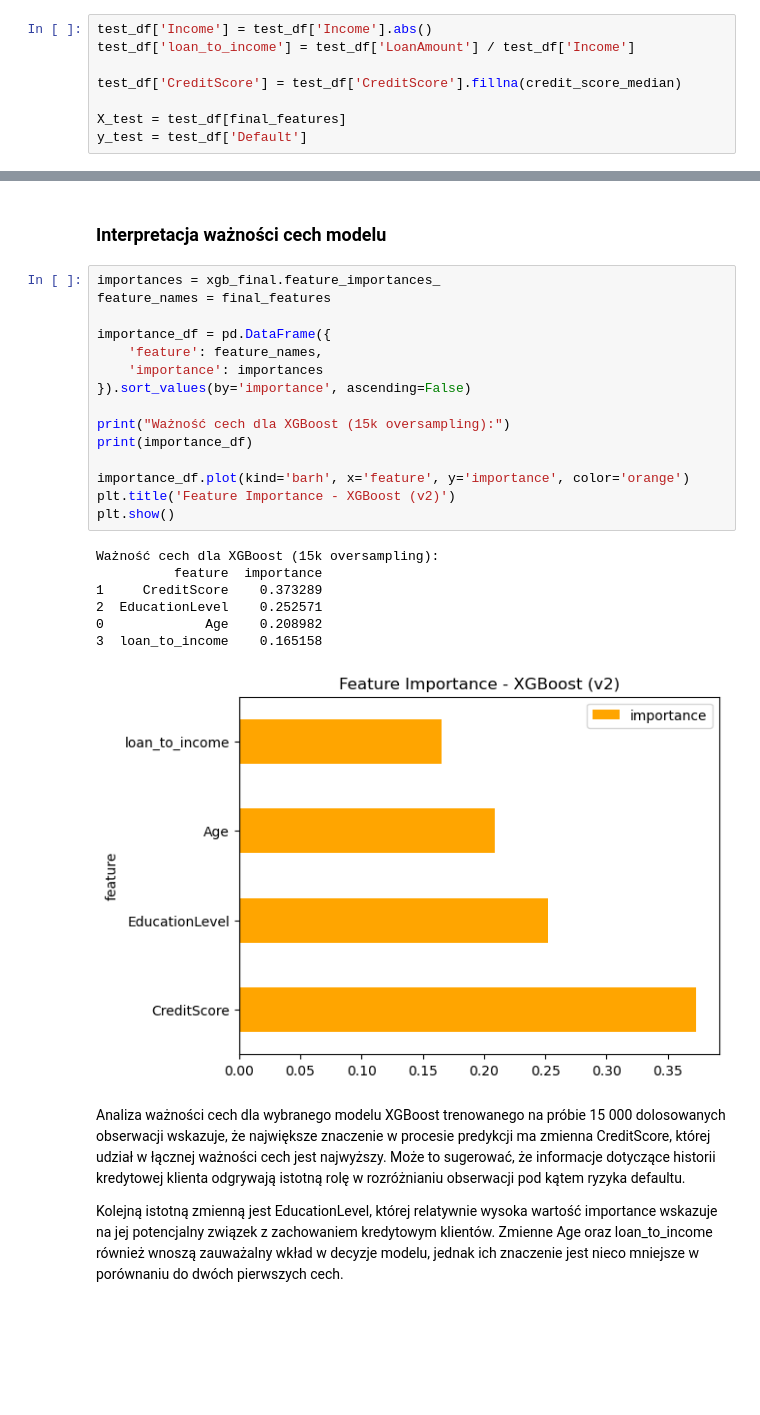
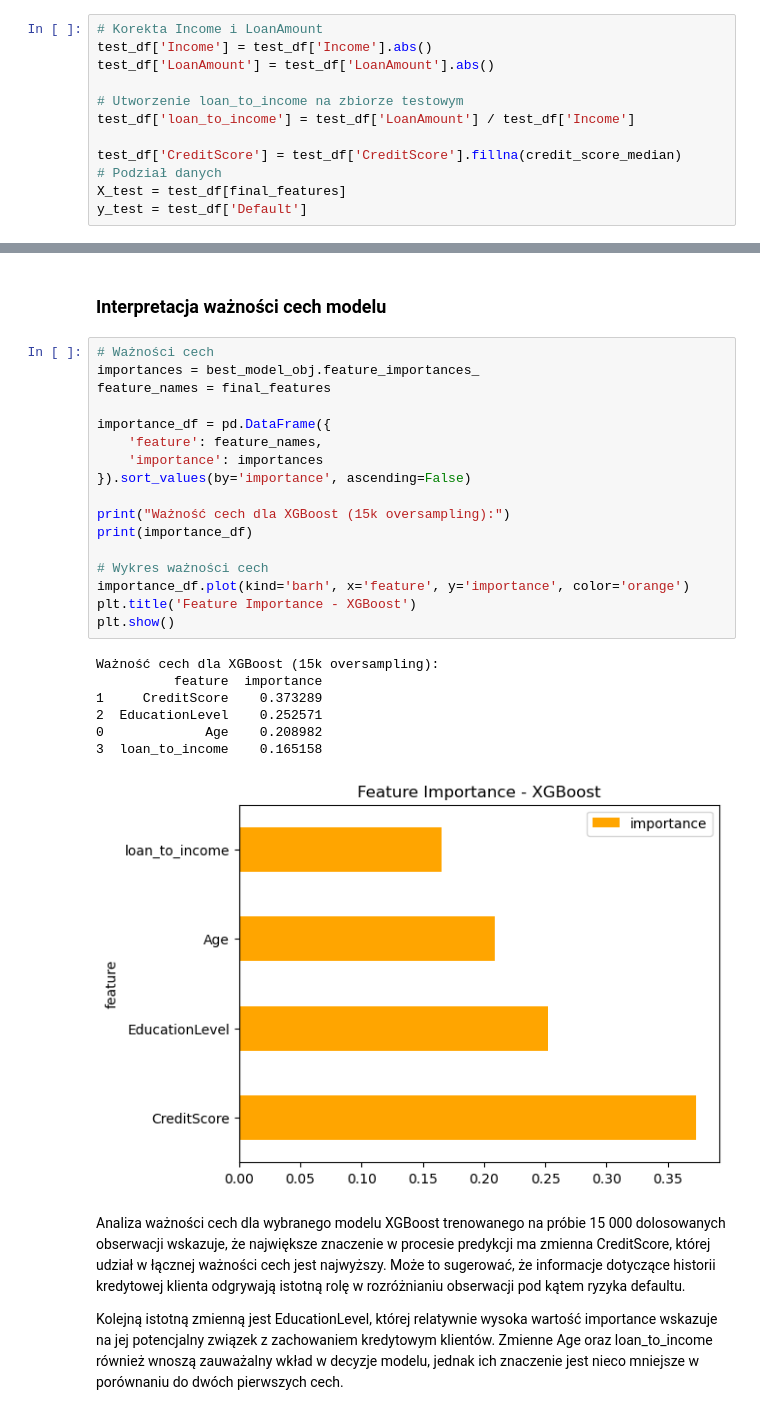
Before and after one commit to malgorzatakukielka/default, a Jupyter notebook: analiza.ipynb, the cells around one changed output, grey strips where cells are left out. Saved outputs shown, nothing was run; the diff lists cells and outputs as text; blank space fills up the shorter version.

```diff
--- a/analiza.ipynb
+++ b/analiza.ipynb
@@ -397,11 +421,15 @@ Na zbiorze testowym wykonano następujące operacje:
 - Wartości dochodu zostały przekształcone na dodatnie przy użyciu funkcji wartości bezwzględnej.
 - W zbiorze testowym wykonano imputację medianą ze zbioru treningowego dla brakujących wartości CreditScore.
 # %%
+# Korekta Income i LoanAmount
 test_df['Income'] = test_df['Income'].abs()
+test_df['LoanAmount'] = test_df['LoanAmount'].abs()
+
+# Utworzenie loan_to_income na zbiorze testowym
 test_df['loan_to_income'] = test_df['LoanAmount'] / test_df['Income']
 
 test_df['CreditScore'] = test_df['CreditScore'].fillna(credit_score_median)
-
+# Podział danych
 X_test = test_df[final_features]
 y_test = test_df['Default']
 # %%
@@ -595,28 +632,30 @@ Uwzględniając powyższe obserwacje, można przypuszczać, że próg decyzyjny
 # %% [markdown]
 ### Interpretacja ważności cech modelu
 # %%
-importances = xgb_final.feature_importances_
+# Ważności cech
+importances = best_model_obj.feature_importances_
 feature_names = final_features
 
 importance_df = pd.DataFrame({
     'feature': feature_names,
     'importance': importances
 }).sort_values(by='importance', ascending=False)
 
 print("Ważność cech dla XGBoost (15k oversampling):")
 print(importance_df)
 
+# Wykres ważności cech
 importance_df.plot(kind='barh', x='feature', y='importance', color='orange')
-plt.title('Feature Importance - XGBoost (v2)')
+plt.title('Feature Importance - XGBoost')
 plt.show()
 # %% [output]
 Ważność cech dla XGBoost (15k oversampling):
           feature  importance
 1     CreditScore    0.373289
 2  EducationLevel    0.252571
 0             Age    0.208982
 3  loan_to_income    0.165158
-[figure, old version]
+[figure, new version]
 # %% [markdown]
 Analiza ważności cech dla wybranego modelu XGBoost trenowanego na próbie 15 000 dolosowanych obserwacji wskazuje, że największe znaczenie w procesie predykcji ma zmienna CreditScore, której udział w łącznej ważności cech jest najwyższy. Może to sugerować, że informacje dotyczące historii kredytowej klienta odgrywają istotną rolę w rozróżnianiu obserwacji pod kątem ryzyka defaultu.
 
```
Also changed, not shown: parts of 16 cells of this notebook.
